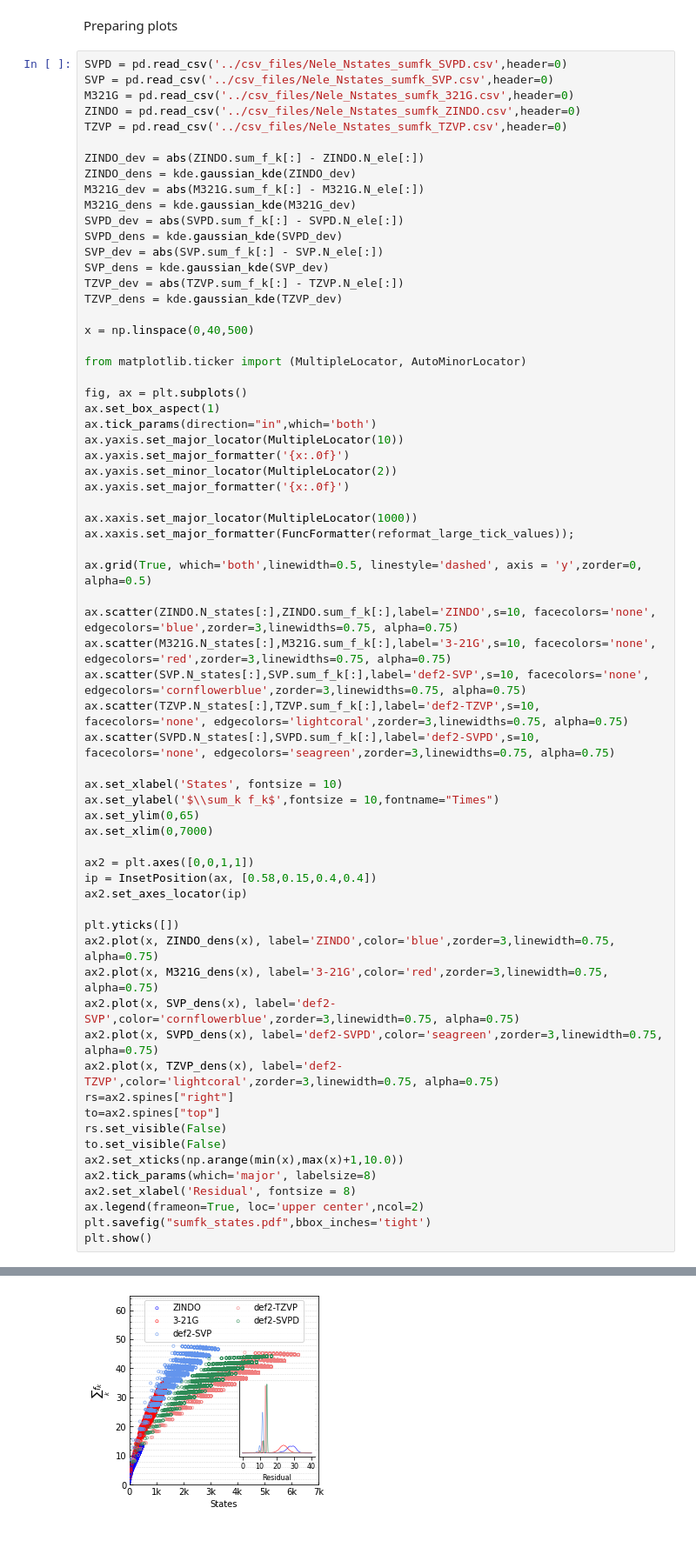
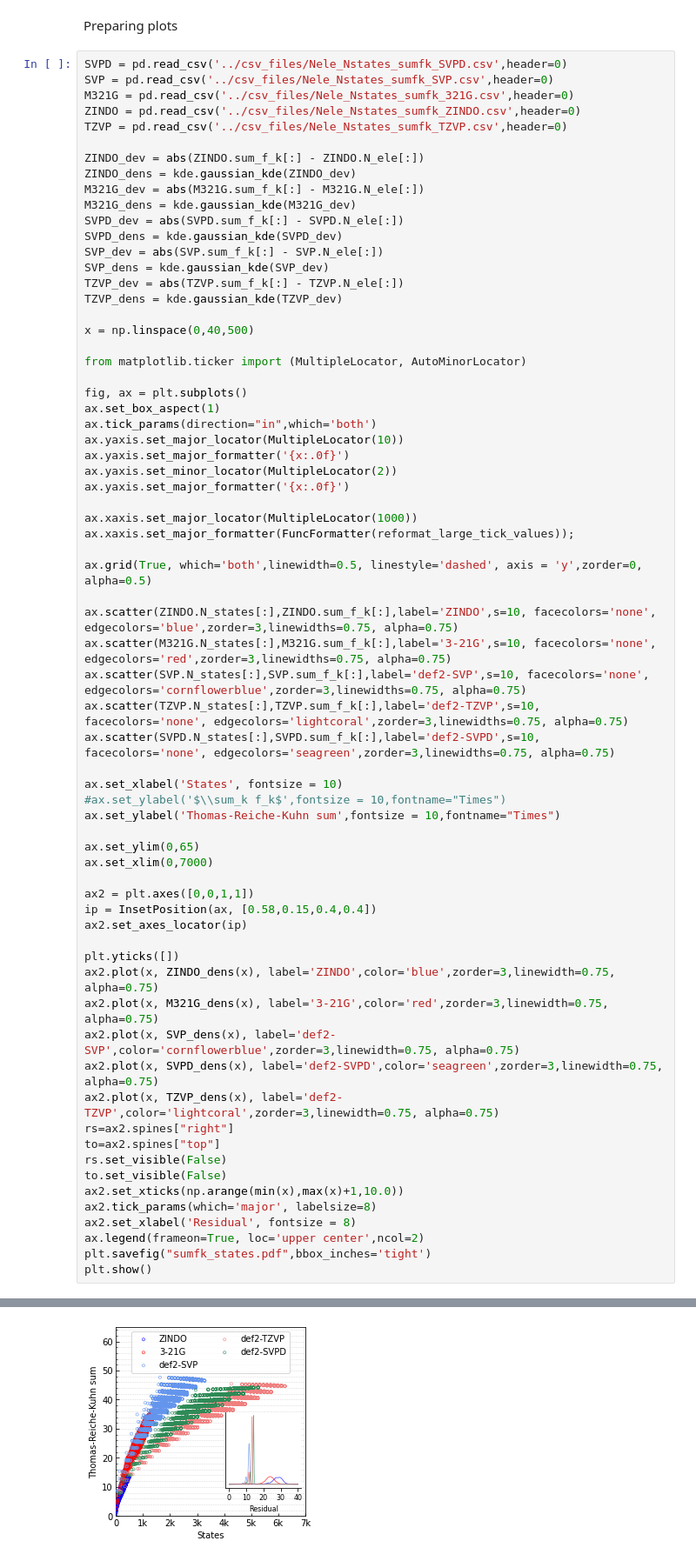
Before and after one commit to moldis-group/bigQM7w, a Jupyter notebook: notebooks/5methods_new.ipynb, the cells around one changed output, grey strips where cells are left out. Shown at 87% size. Saved outputs shown, nothing was run; the diff lists cells and outputs as text.

```diff
--- a/notebooks/5methods_new.ipynb
+++ b/notebooks/5methods_new.ipynb
@@ -86,7 +86,9 @@ ax.scatter(TZVP.N_states[:],TZVP.sum_f_k[:],label='def2-TZVP',s=10, facecolors='
 ax.scatter(SVPD.N_states[:],SVPD.sum_f_k[:],label='def2-SVPD',s=10, facecolors='none', edgecolors='seagreen',zorder=3,linewidths=0.75, alpha=0.75)
 
 ax.set_xlabel('States', fontsize = 10)
-ax.set_ylabel('$\\sum_k f_k$',fontsize = 10,fontname="Times")
+#ax.set_ylabel('$\\sum_k f_k$',fontsize = 10,fontname="Times")
+ax.set_ylabel('Thomas-Reiche-Kuhn sum',fontsize = 10,fontname="Times")
+
 ax.set_ylim(0,65)
 ax.set_xlim(0,7000)
 
@@ -115,4 +116,4 @@ findfont: Font family ['Times'] not found. Falling back to DejaVu Sans.
-[figure, old version]
+[figure, new version]
 # %%
 from matplotlib.ticker import FormatStrFormatter
 bins = ['001','002','004','008','016','032','064','128']
```
Also changed, not shown: parts of 1 cell of this notebook, 1 other file.
